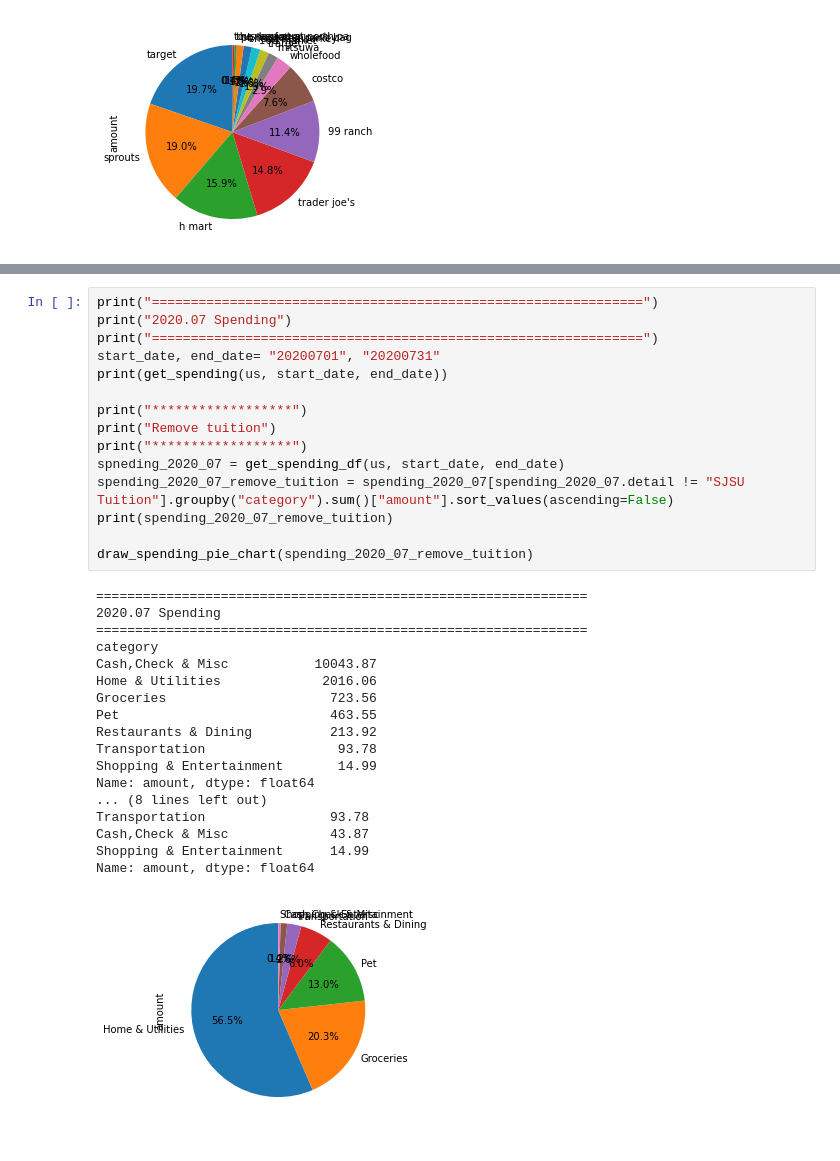
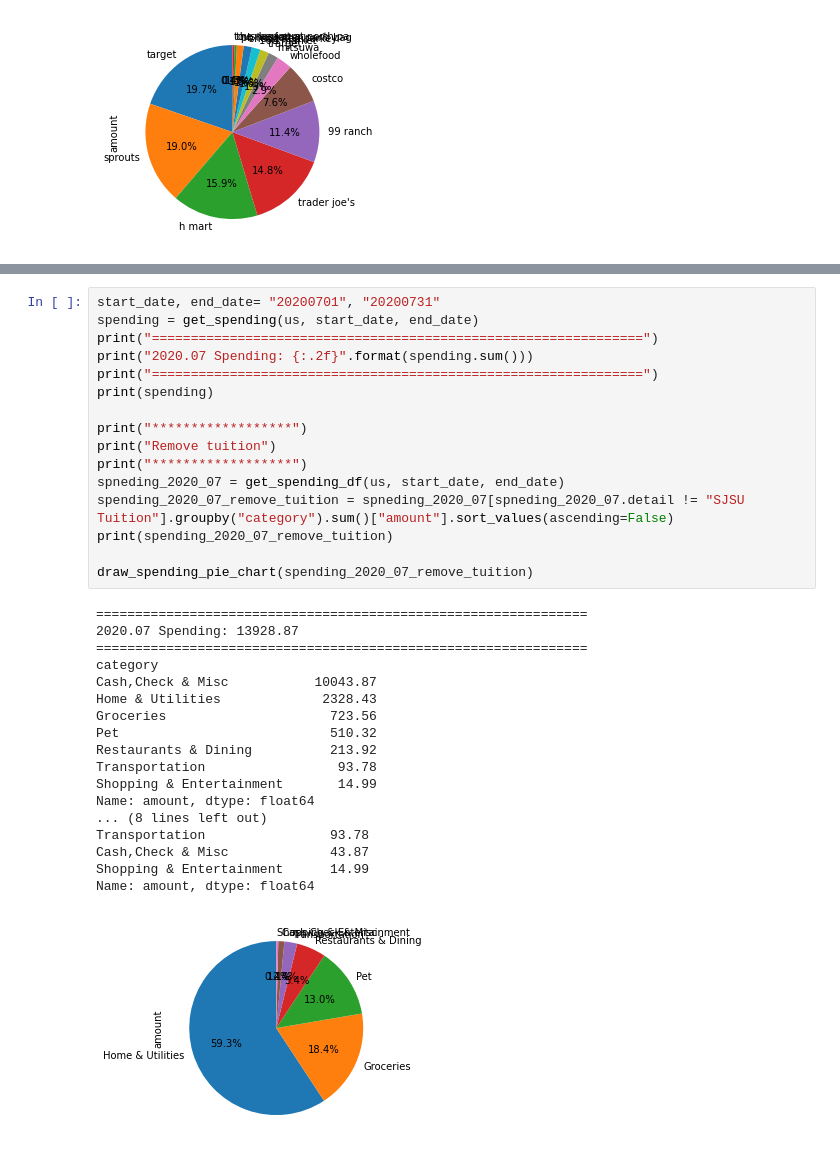
Before and after one commit to dgfsdg2001/MoneyMonitoring, a Jupyter notebook: account.ipynb, the cells around one changed output, grey strips where cells are left out. Saved outputs shown, nothing was run; the diff lists cells and outputs as text.

```diff
--- a/account.ipynb
+++ b/account.ipynb
@@ -118,36 +136,37 @@ sheng kee barkey    11.19
 99 ranch             7.16
 Name: amount, dtype: float64
 # %%
+start_date, end_date= "20200701", "20200731"
+spending = get_spending(us, start_date, end_date)
 print("===============================================================")
-print("2020.07 Spending")
+print("2020.07 Spending: {:.2f}".format(spending.sum()))
 print("===============================================================")
-start_date, end_date= "20200701", "20200731"
-print(get_spending(us, start_date, end_date))
+print(spending)
 
 print("******************")
 print("Remove tuition")
 print("******************")
 spneding_2020_07 = get_spending_df(us, start_date, end_date)
-spending_2020_07_remove_tuition = spending_2020_07[spending_2020_07.detail != "SJSU Tuition"].groupby("category").sum()["amount"].sort_values(ascending=False)
+spending_2020_07_remove_tuition = spneding_2020_07[spneding_2020_07.detail != "SJSU Tuition"].groupby("category").sum()["amount"].sort_values(ascending=False)
 print(spending_2020_07_remove_tuition)
 
 draw_spending_pie_chart(spending_2020_07_remove_tuition)
 # %% [output]
 ===============================================================
-2020.07 Spending
+2020.07 Spending: 13928.87
 ===============================================================
 category
 Cash,Check & Misc           10043.87
-Home & Utilities             2016.06
+Home & Utilities             2328.43
 Groceries                     723.56
-Pet                           463.55
+Pet                           510.32
 Restaurants & Dining          213.92
 Transportation                 93.78
 Shopping & Entertainment       14.99
 Name: amount, dtype: float64
 ... (8 lines left out)
 Transportation                93.78
 Cash,Check & Misc             43.87
 Shopping & Entertainment      14.99
 Name: amount, dtype: float64
-[figure, old version]
+[figure, new version]
```
Also changed, not shown: parts of 6 cells of this notebook, 1 other file.
